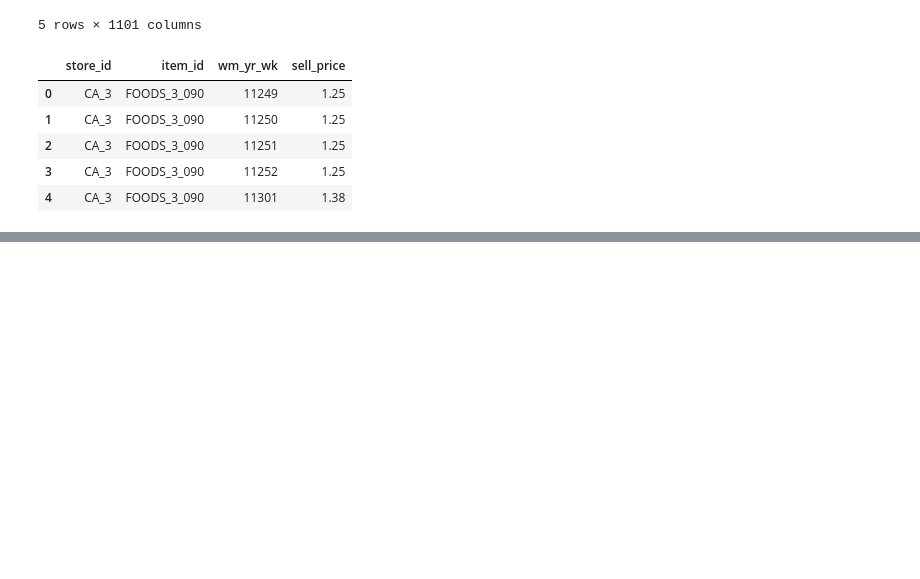
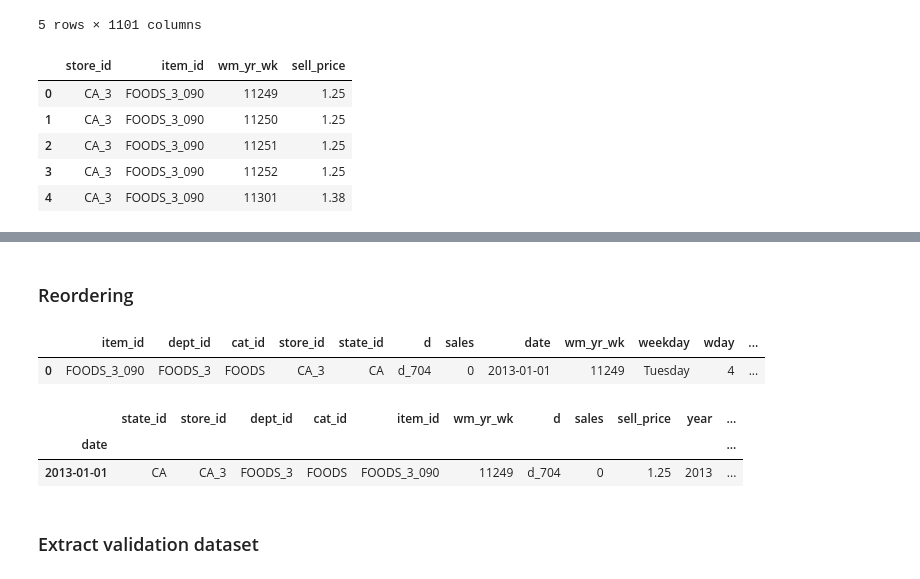
Before and after one commit to adrianriverof/Retail-Sales-Forecasting, a Jupyter notebook: 03_Notebooks/02_Development/01_Setup.ipynb, the cells around one changed output, grey strips where cells are left out. Drawn from its saved outputs; the diff is of its cells as text; code cells hidden in the pictures; blank space fills up the shorter version.

```diff
--- a/03_Notebooks/02_Development/01_Setup.ipynb
+++ b/03_Notebooks/02_Development/01_Setup.ipynb
@@ -57,0 +129,36 @@ prices.head()
+# %% [markdown]
+### Reordering
+# %%
+df.head(1)
+# %% [output]
+|  | item_id | dept_id | cat_id | store_id | state_id | d | sales | date | wm_yr_wk | weekday | wday | ... |
+| 0 | FOODS_3_090 | FOODS_3 | FOODS | CA_3 | CA | d_704 | 0 | 2013-01-01 | 11249 | Tuesday | 4 | ... |
+# %%
+order = ['date',
+         'state_id',
+         'store_id',
+         'dept_id',
+         'cat_id',
+         'item_id',
+         'wm_yr_wk',
+         'd',
+         'sales',
+         'sell_price',
+         'year',
+         'month',
+         'wday',
+         'weekday',
+         'event_name_1',
+         'event_type_1',
+         'event_name_2',
+         'event_type_2']
+# %%
+df = df[order].set_index('date')
+# %%
+df.head(1)
+# %% [output]
+|  | state_id | store_id | dept_id | cat_id | item_id | wm_yr_wk | d | sales | sell_price | year | ... |
+| date |  |  |  |  |  |  |  |  |  |  | ... |
+| 2013-01-01 | CA | CA_3 | FOODS_3 | FOODS | FOODS_3_090 | 11249 | d_704 | 0 | 1.25 | 2013 | ... |
+# %% [markdown]
+### Extract validation dataset
```
Also changed, not shown: parts of 12 cells of this notebook, 2 other files.
